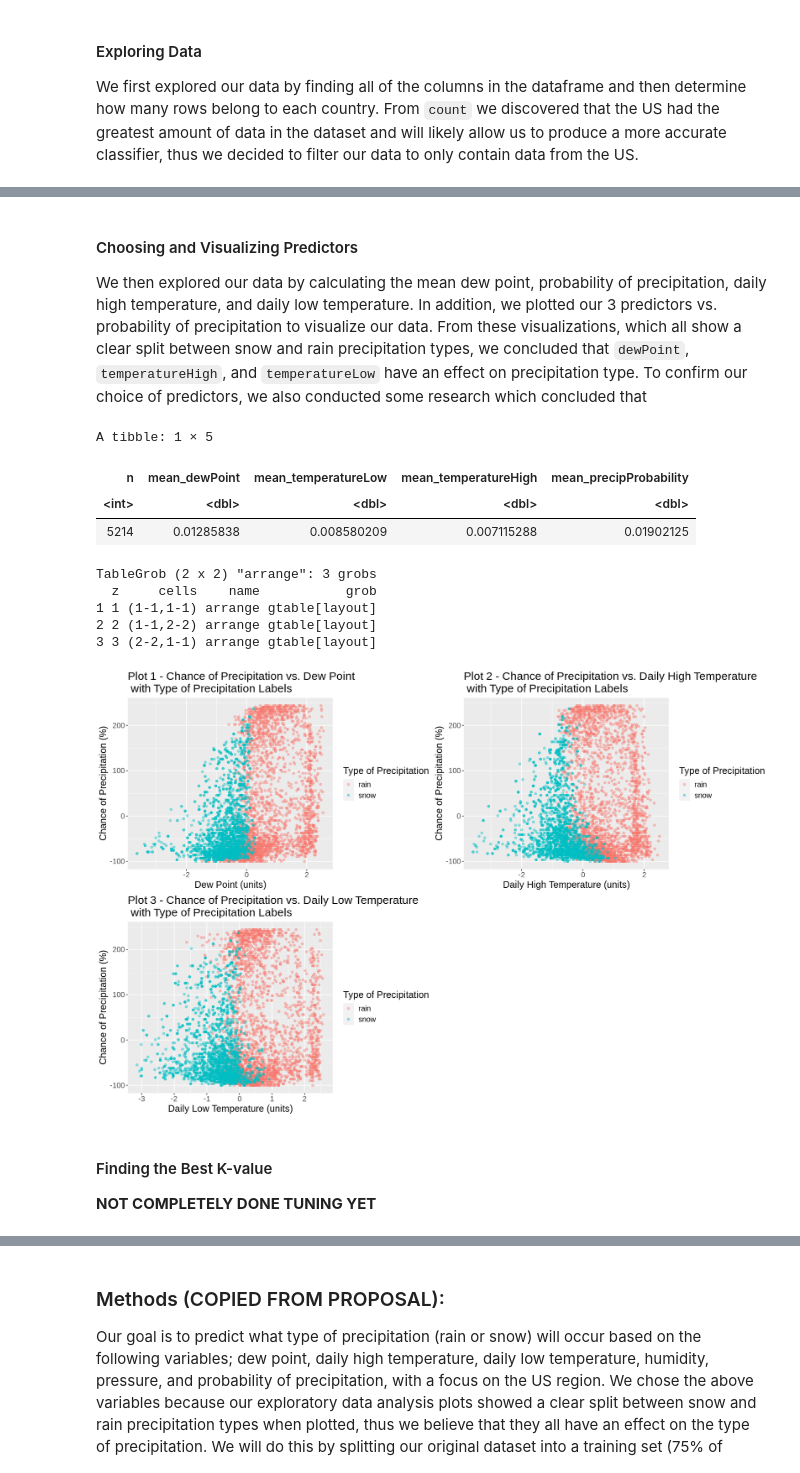
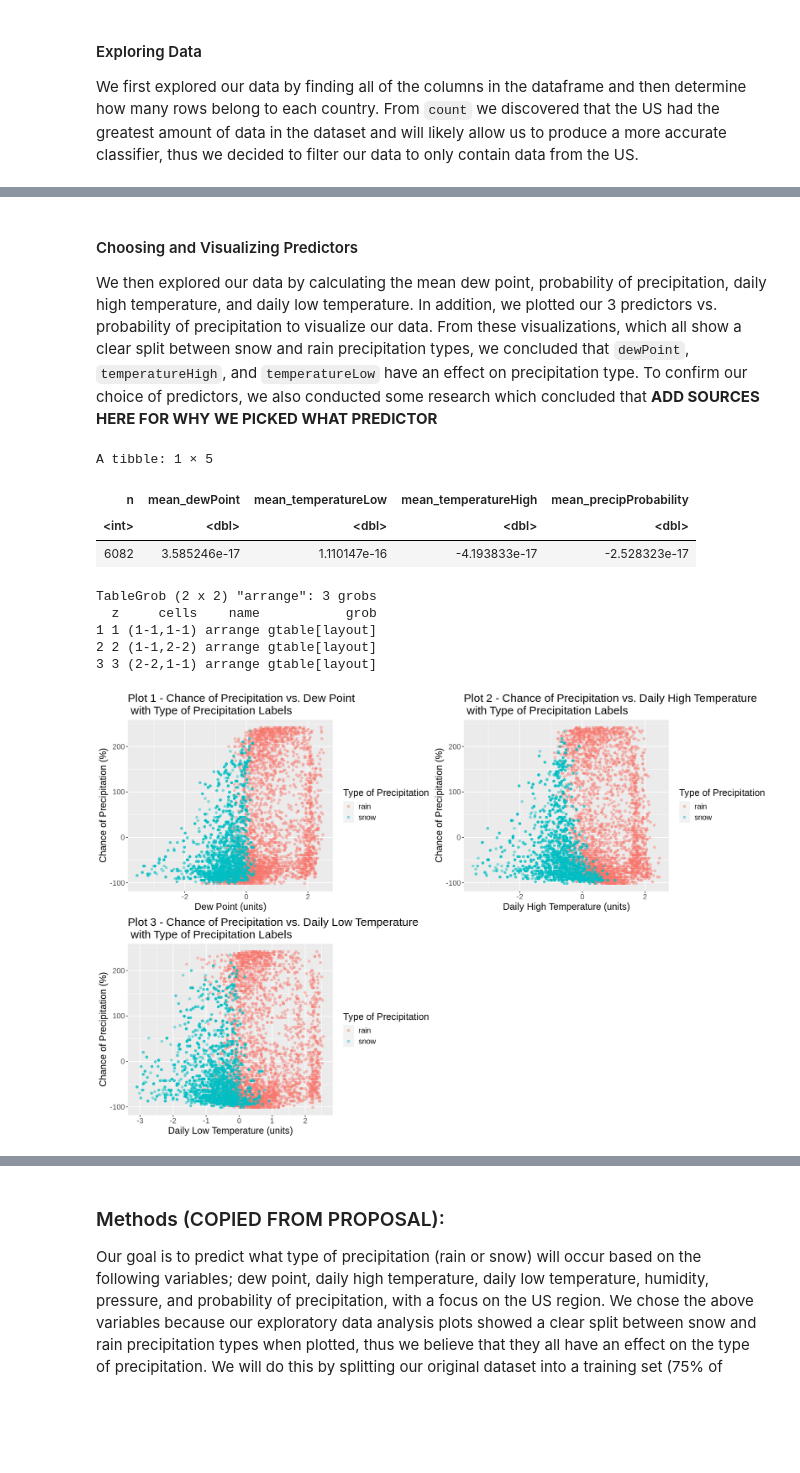
Before and after one commit to codingonapotato/dsci100_group_project_S2022, a Jupyter notebook: Final Project Report.ipynb, the cells around one changed output, grey strips where cells are left out. Drawn from its saved outputs; the diff is of its cells as text; code cells hidden in the pictures; blank space fills up the shorter version.

```diff
--- a/Final Project Report.ipynb
+++ b/Final Project Report.ipynb
@@ -171,22 +154,31 @@ A tibble: 2 × 2
 # %%
 set.seed(2022)
 
-weather_split <- upsampled_weather_data %>%
-                initial_split(prop = 0.6, strata = precipType) #!!! Not actually 50% here so either above markdown needs to be edited or code needs to be
+weather_split <- weather_data %>%
+                initial_split(prop = 0.7, strata = precipType)
 
 weather_training <- training(weather_split) #training dataset
 
 weather_testing <- testing(weather_split) #testing dataset
 
-data_proportions <-  tibble(proportion_of_total_in_training = (nrow(weather_training)/nrow(upsampled_weather_data))) %>%
-                        mutate(proportion_of_total_in_testing = (nrow(weather_testing)/nrow(upsampled_weather_data)))
+data_proportions <-  tibble(proportion_of_total_in_training = (nrow(weather_training)/nrow(weather_data))) %>%
+                        mutate(proportion_of_total_in_testing = (nrow(weather_testing)/nrow(weather_data)))
 data_proportions # To formally show the percentage of the tidy dataset that went into the training and testing datasets
 
-precipType_props <- weather_training %>%
-    group_by(precipType) %>%
-    summarize(n = n()) %>%
-    mutate(prop = n/nrow(weather_training))
-precipType_props # Just to confirm whether labels are still upsampled after splitting data into training and testing sets
+weather_upsampling_recipe <- recipe(precipType ~ dewPoint + temperatureLow + temperatureHigh + precipProbability, data = weather_training) %>%
+    step_upsample(precipType, over_ratio = 1, skip = FALSE) %>%
+    step_scale(all_predictors()) %>%
+    step_center(all_predictors())
+
+weather_train_upsampled <- weather_upsampling_recipe %>%
+                            prep() %>%
+                            bake(weather_training)
+
+class_count_upsampled <- weather_train_upsampled %>%
+                            select(precipType) %>%
+                            count(precipType) %>%
+                            mutate(proportion = n/nrow(weather_train_upsampled))
+class_count_upsampled # Formally shows whether labels got upsampled successfully (looks like a yes to me!)
 # %% [output]
 A tibble: 1 × 2
 | proportion_of_total_in_training | proportion_of_total_in_testing |
@@ -201,9 +197,9 @@ A tibble: 2 × 3
 # %% [markdown]
 #### Choosing and Visualizing Predictors
 
-We then explored our data by calculating the mean dew point, probability of precipitation, daily high temperature, and daily low temperature.  In addition, we plotted our 3 predictors vs. probability of precipitation to visualize our data. From these visualizations, which all show a clear split between snow and rain precipitation types, we concluded that `dewPoint`, `temperatureHigh`, and `temperatureLow` have an effect on precipitation type. To confirm our choice of predictors, we also conducted some research which concluded that
+We then explored our data by calculating the mean dew point, probability of precipitation, daily high temperature, and daily low temperature.  In addition, we plotted our 3 predictors vs. probability of precipitation to visualize our data. From these visualizations, which all show a clear split between snow and rain precipitation types, we concluded that `dewPoint`, `temperatureHigh`, and `temperatureLow` have an effect on precipitation type. To confirm our choice of predictors, we also conducted some research which concluded that **ADD SOURCES HERE FOR WHY WE PICKED WHAT PREDICTOR**
 # %%
-weather_train_means <- weather_training %>%
+weather_train_means <- weather_train_upsampled %>%
                             select(-precipType) %>%
                             map_df(mean) %>%
                             rename(mean_dewPoint = dewPoint,
@@ -211,7 +207,7 @@ weather_train_means <- weather_training %>%
                                   mean_temperatureHigh = temperatureHigh,
                                   mean_temperatureLow = temperatureLow) #computed means for across all columns
 
-weather_train_total <- tibble(n = nrow(weather_training)) #total number of rows for training data
+weather_train_total <- tibble(n = nrow(weather_train_upsampled)) #total number of rows for training data
 
 weather_train_aggregate <- weather_train_total %>%
                                 bind_cols(weather_train_means) #aggregated summary tables for the training data
@@ -220,43 +216,39 @@ weather_train_aggregate
 # possibly use the means as a MEANS (haha) to justify scaling the data? (i mean other than the fact that its standard practice for k-nn)
 
 options(repr.plot.width = 15, repr.plot.height = 10)
-plot1 <- weather_training %>%
+plot1 <- weather_train_upsampled %>%
                         mutate(precipProbability = precipProbability*100) %>%
                         ggplot(aes(x = dewPoint, y = precipProbability)) +
                         geom_point(aes(colour = precipType), alpha = 0.4) +
                         labs(x = "Dew Point (units)", y = "Chance of Precipitation (%)", colour = "Type of Precipitation") +
                         theme(text = element_text(size = 15)) +
                         ggtitle("Plot 1 - Chance of Precipitation vs. Dew Point \n with Type of Precipitation Labels")
 
-plot2 <- weather_training %>%
+plot2 <- weather_train_upsampled %>%
                         mutate(precipProbability = precipProbability*100) %>%
                         ggplot(aes(x = temperatureHigh, y = precipProbability)) +
                         geom_point(aes(colour = precipType), alpha = 0.4) +
                         labs(x = "Daily High Temperature (units)", y = "Chance of Precipitation (%)", colour = "Type of Precipitation") +
                         theme(text = element_text(size = 15)) +
                         ggtitle("Plot 2 - Chance of Precipitation vs. Daily High Temperature \n with Type of Precipitation Labels")
-plot3 <- weather_training %>%
+plot3 <- weather_train_upsampled %>%
                         mutate(precipProbability = precipProbability*100) %>%
                         ggplot(aes(x = temperatureLow, y = precipProbability)) +
                         geom_point(aes(colour = precipType), alpha = 0.4) +
                         labs(x = "Daily Low Temperature (units)", y = "Chance of Precipitation (%)", colour = "Type of Precipitation") +
                         theme(text = element_text(size = 15)) +
                         ggtitle("Plot 3 - Chance of Precipitation vs. Daily Low Temperature \n with Type of Precipitation Labels")
 
 plots_together <- grid.arrange(plot1, plot2, plot3, ncol = 2)
 plots_together
 # %% [output]
 A tibble: 1 × 5
 | n | mean_dewPoint | mean_temperatureLow | mean_temperatureHigh | mean_precipProbability |
 | <int> | <dbl> | <dbl> | <dbl> | <dbl> |
-| 5214 | 0.01285838 | 0.008580209 | 0.007115288 | 0.01902125 |
+| 6082 | 3.585246e-17 | 1.110147e-16 | -4.193833e-17 | -2.528323e-17 |
 TableGrob (2 x 2) "arrange": 3 grobs
   z     cells    name           grob
 1 1 (1-1,1-1) arrange gtable[layout]
 2 2 (1-1,2-2) arrange gtable[layout]
 3 3 (2-2,1-1) arrange gtable[layout]
-[figure, old version]
+[figure, new version]
-# %% [markdown]
-#### Finding the Best K-value
-
-**NOT COMPLETELY DONE TUNING YET**
```
Also changed, not shown: parts of 20 cells of this notebook.
